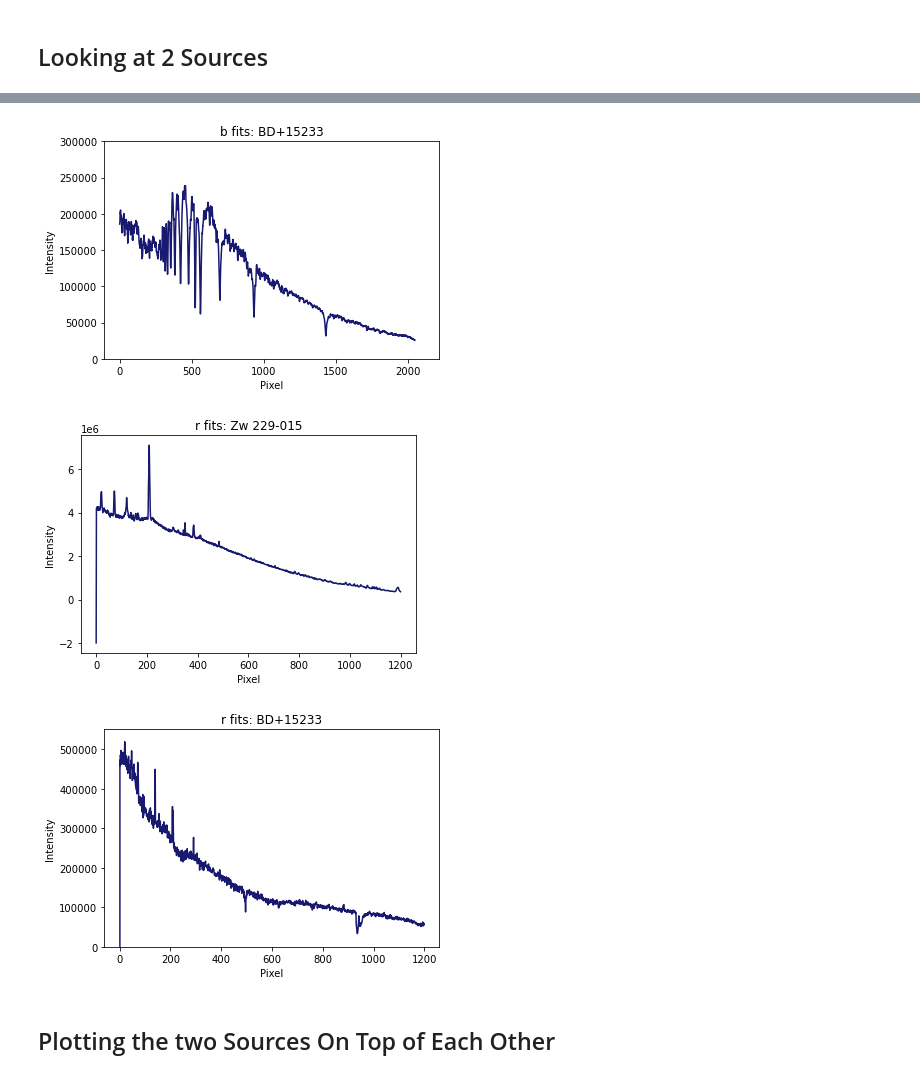
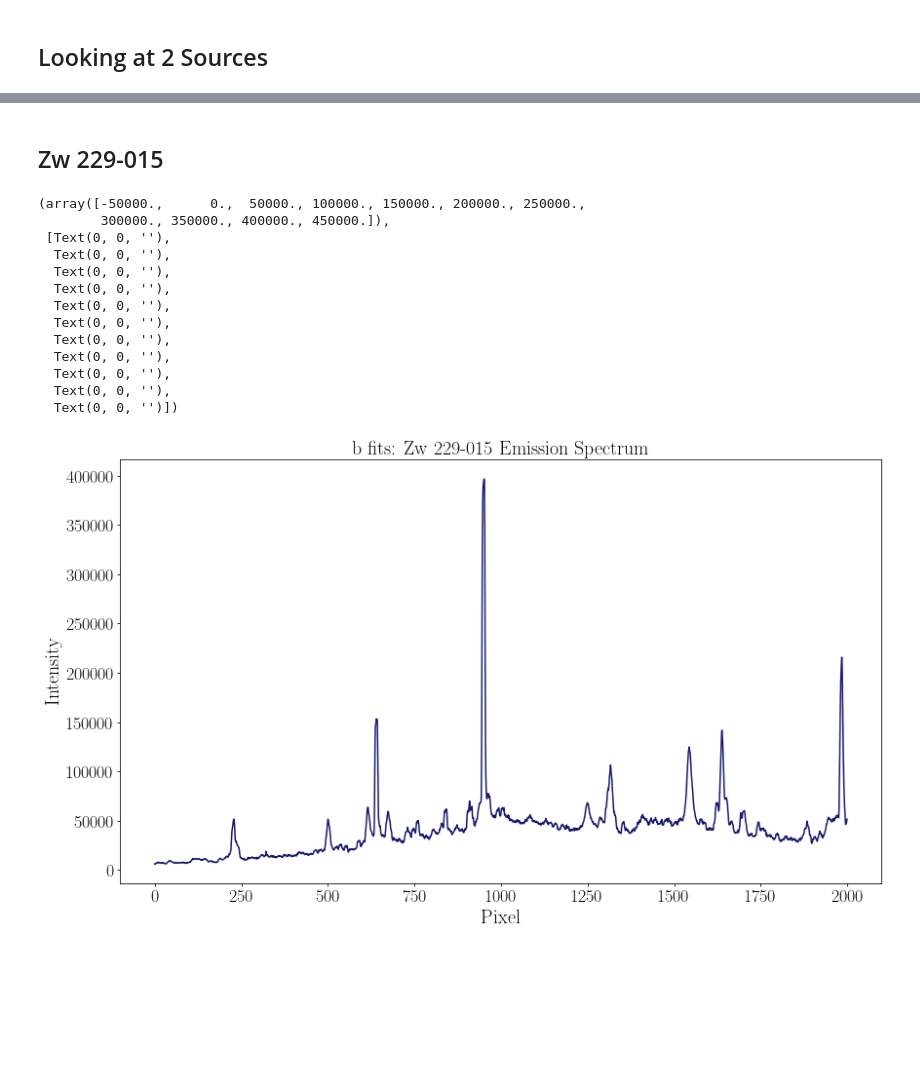
Before and after one commit to Pl4to42/PHYS-164-Lab-2, a Jupyter notebook: lab2_spectral_reduction.ipynb, the cells around one changed output, grey strips where cells are left out. Cells and saved outputs as stored; diff of their text form; code cells hidden in the pictures; blank space fills up the shorter version.

```diff
--- a/lab2_spectral_reduction.ipynb
+++ b/lab2_spectral_reduction.ipynb
@@ -47,14 +185,19 @@ plt.colorbar(orientation='horizontal')
 # %%
-# getting the dome flats
-b_dome_arr = np.arange(111,151) #This is already cleaned
+b_dome_arr60 = np.arange(111,120)
+b_dome_arr90 = np.arange(120,150)
+b_dome_arr1200 = [1200]
+
+b_dome_arr = b_dome_arr90
+
 b_domefiles = [f'data-2013-10-26-shane-public/b{i}.fits' for i in b_dome_arr]
 b_domedata = [fits.getdata(i) for i in b_domefiles]
 
-# # making the masterdome based on the median of all dome flat data
-b_masterdome = special_median(b_domedata)# shape (312,2112)
+# making the masterdome based on the median of all dome flat data
+b_masterdome = special_median(b_domedata)
 
 # bias subtracting and normalizing the dome flat
-b_norm_flat = (b_masterdome - b_masterbias) / median((b_masterdome - b_masterbias).flatten())
+b_norm_flat = (b_masterdome-b_masterbias)/special_median((b_masterdome - b_masterbias))
+b_norm_flat[b_norm_flat < 0] = 0
 # %%
 # good news : this basically looks the same as the individual dome flats... source trust me bro
 fig, ax = plt.subplots(1,2,figsize=(15,5))
@@ -185,9 +242,0 @@ r_corrected_arc = [(r_arcdata[i] - r_masterbias) / r_norm_flat for i in range(le
-# %%
-# plotting the bias subtracted and normalized arclamps
-fig, ax = plt.subplots(6,1,figsize=(15,15))
-for i in range(6):
-    temp = ax[i].imshow(r_corrected_arc[i][50:225,0:1200], cmap='inferno')
-    ax[i].set_title(f'r{r_arc_arr[i]}.fits')
-    colorbar = fig.colorbar(temp, ax=ax[i], orientation='vertical')
-
-fig.tight_layout()
@@ -205,9 +327,13 @@ b_scifile = [f'data-2013-10-26-shane-public/b{i}.fits' for i in b_science_arr]
 b_sciencedata = [fits.getdata(i) for i in b_scifile]
 b_sci_names = [fits.open(i)[0].header['OBJECT'] for i in b_scifile]
 
-
 # subtracting the bias from the science objects
 b_corrected_science = [ (b_sciencedata[i] - b_masterbias) / b_norm_flat for i in range(len(b_sciencedata))]
+b_corrected_science = [np.nan_to_num(data, nan=0, posinf=0, neginf=0) for data in b_corrected_science]
+
+# replace negative values with 0
+for i in range(len(b_corrected_science)):
+    b_corrected_science[i][b_corrected_science[i] < 0] = 0
 # %%
 # plot of corrected science objects
 fig, ax = plt.subplots(10,1, figsize=(15,20))
@@ -289,28 +396,26 @@ Text(0.5, 1.0, 'b fits: Zw 229-015')
+# %% [markdown]
+## Zw 229-015
 # %%
-plt.plot(np.sum(b_corrected_science[5],axis=0), color='midnightblue');
-plt.ylim(0,300000)
-plt.xlabel('Pixel')
-plt.ylabel('Intensity')
-plt.title(f'b fits: {b_sci_names[5]}');
+# lab frames, rest wavelengths
+plt.figure(figsize=(14,8))
+plt.plot(np.sum(b_corrected_science[0],axis=0)[0:2000], color='midnightblue')
+plt.xlabel('Pixel', fontsize = 20)
+plt.ylabel('Intensity', fontsize = 20)
+plt.title(f'b fits: {b_sci_names[0]} Emission Spectrum', fontsize = 20)
+plt.xticks(fontsize=18)
+plt.yticks(fontsize=18)
 # %% [output]
+(array([-50000.,      0.,  50000., 100000., 150000., 200000., 250000.,
+        300000., 350000., 400000., 450000.]),
+ [Text(0, 0, ''),
+  Text(0, 0, ''),
+  Text(0, 0, ''),
+  Text(0, 0, ''),
+  Text(0, 0, ''),
+  Text(0, 0, ''),
+  Text(0, 0, ''),
+  Text(0, 0, ''),
+  Text(0, 0, ''),
+  Text(0, 0, ''),
+  Text(0, 0, '')])
-[figure, old version]
+[figure, new version]
-# %%
-plt.plot(np.sum(r_corrected_science[0],axis=0), color='midnightblue');
-# plt.ylim(0,7000000)
-# plt.yscale('log')
-plt.xlabel('Pixel')
-plt.ylabel('Intensity')
-plt.title(f'r fits: {r_sci_names[0]}');
-# %% [output]
-[figure, removed]
-# %%
-plt.plot(np.sum(r_corrected_science[5],axis=0), color='midnightblue');
-plt.ylim(0,550000)
-# plt.yscale('log')
-plt.xlabel('Pixel')
-plt.ylabel('Intensity')
-plt.title(f'r fits: {r_sci_names[5]}');
-# %% [output]
-[figure, removed]
-# %% [markdown]
-## Plotting the two Sources On Top of Each Other
```
Also changed, not shown: parts of 44 cells of this notebook.
